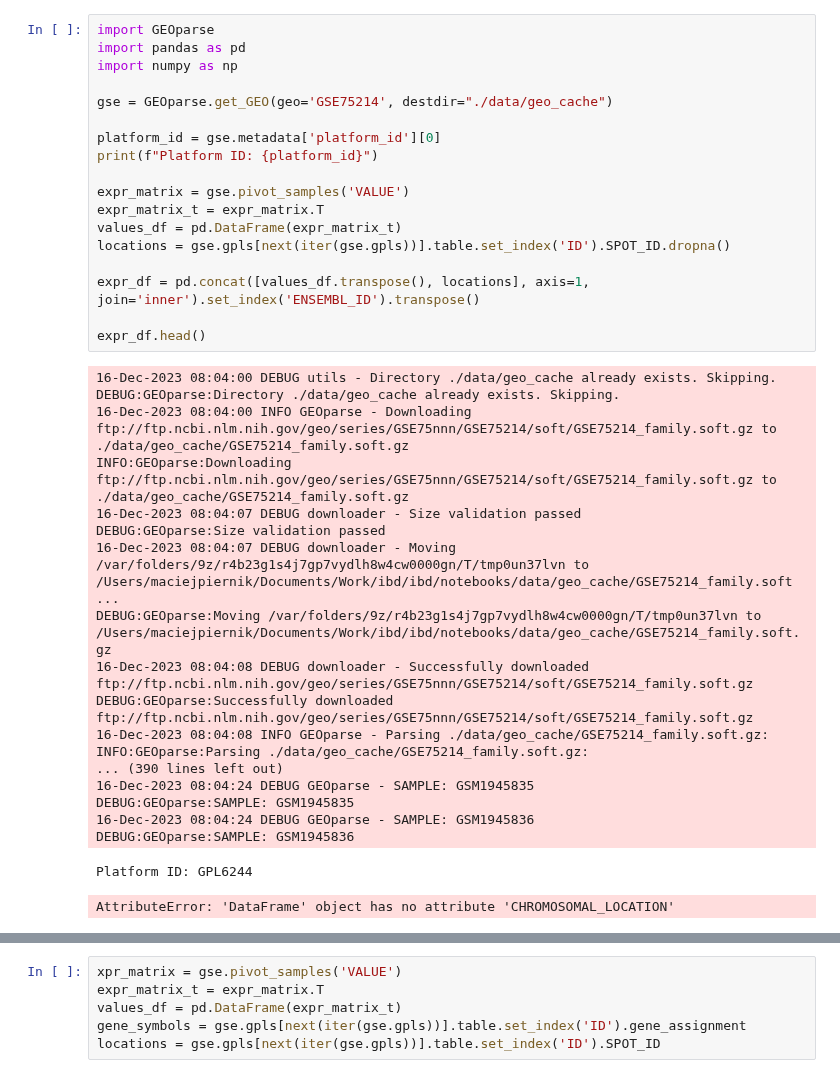
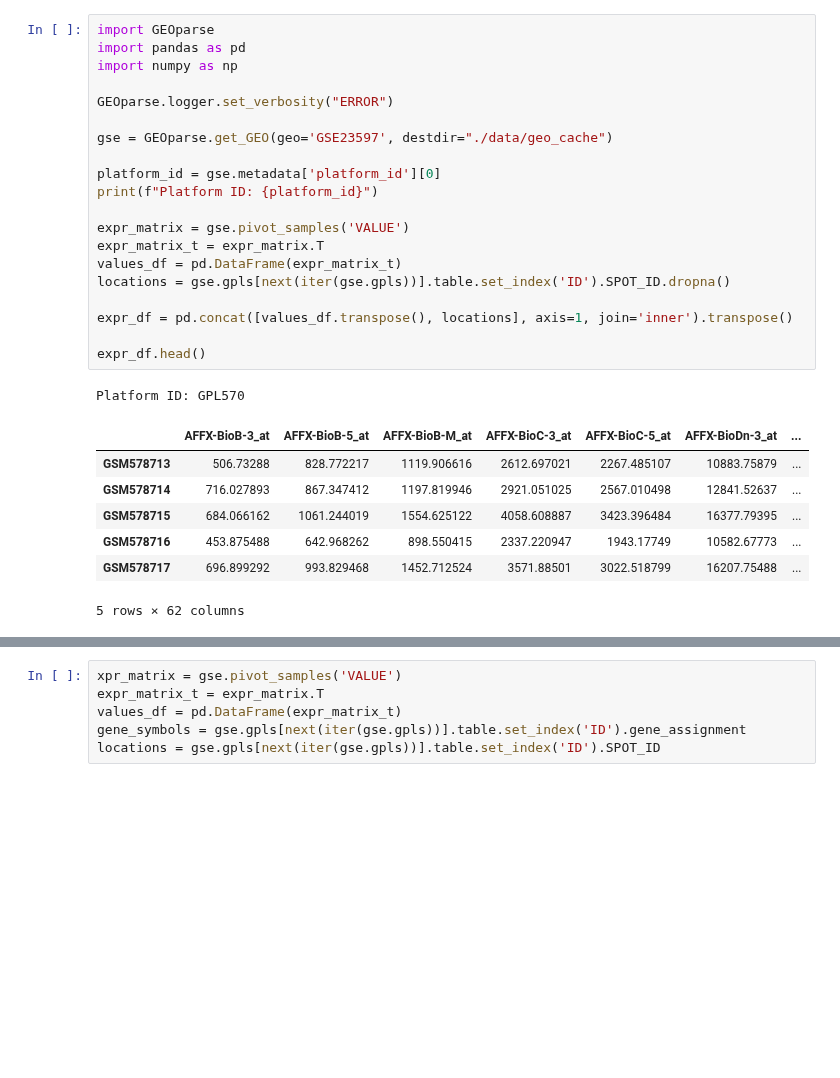
Before and after one commit to MaciejPiernik/ibd, a Jupyter notebook: ibd/notebooks/playground.ipynb, the cells around one changed output, grey strips where cells are left out. Drawn from its saved outputs; the diff is of its cells as text; blank space fills up the shorter version.

Commit message:
Initial work on platform GPL570

```diff
--- a/ibd/notebooks/playground.ipynb
+++ b/ibd/notebooks/playground.ipynb
@@ -1,38 +1,29 @@
 # %%
 import GEOparse
 import pandas as pd
 import numpy as np
 
-gse = GEOparse.get_GEO(geo='GSE75214', destdir="./data/geo_cache")
+GEOparse.logger.set_verbosity("ERROR")
+
+gse = GEOparse.get_GEO(geo='GSE23597', destdir="./data/geo_cache")
 
 platform_id = gse.metadata['platform_id'][0]
 print(f"Platform ID: {platform_id}")
 
 expr_matrix = gse.pivot_samples('VALUE')
 expr_matrix_t = expr_matrix.T
 values_df = pd.DataFrame(expr_matrix_t)
 locations = gse.gpls[next(iter(gse.gpls))].table.set_index('ID').SPOT_ID.dropna()
 
-expr_df = pd.concat([values_df.transpose(), locations], axis=1, join='inner').set_index('ENSEMBL_ID').transpose()
+expr_df = pd.concat([values_df.transpose(), locations], axis=1, join='inner').transpose()
 
 expr_df.head()
 # %% [output]
-16-Dec-2023 08:04:00 DEBUG utils - Directory ./data/geo_cache already exists. Skipping.
-DEBUG:GEOparse:Directory ./data/geo_cache already exists. Skipping.
-16-Dec-2023 08:04:00 INFO GEOparse - Downloading ftp://ftp.ncbi.nlm.nih.gov/geo/series/GSE75nnn/GSE75214/soft/GSE75214_family.soft.gz to ./data/geo_cache/GSE75214_family.soft.gz
-INFO:GEOparse:Downloading ftp://ftp.ncbi.nlm.nih.gov/geo/series/GSE75nnn/GSE75214/soft/GSE75214_family.soft.gz to ./data/geo_cache/GSE75214_family.soft.gz
-16-Dec-2023 08:04:07 DEBUG downloader - Size validation passed
-DEBUG:GEOparse:Size validation passed
-16-Dec-2023 08:04:07 DEBUG downloader - Moving /var/folders/9z/r4b23g1s4j7gp7vydlh8w4cw0000gn/T/tmp0un37lvn to /Users/maciejpiernik/Documents/Work/ibd/ibd/notebooks/data/geo_cache/GSE75214_family.soft ...
-DEBUG:GEOparse:Moving /var/folders/9z/r4b23g1s4j7gp7vydlh8w4cw0000gn/T/tmp0un37lvn to /Users/maciejpiernik/Documents/Work/ibd/ibd/notebooks/data/geo_cache/GSE75214_family.soft.gz
-16-Dec-2023 08:04:08 DEBUG downloader - Successfully downloaded ftp://ftp.ncbi.nlm.nih.gov/geo/series/GSE75nnn/GSE75214/soft/GSE75214_family.soft.gz
-DEBUG:GEOparse:Successfully downloaded ftp://ftp.ncbi.nlm.nih.gov/geo/series/GSE75nnn/GSE75214/soft/GSE75214_family.soft.gz
-16-Dec-2023 08:04:08 INFO GEOparse - Parsing ./data/geo_cache/GSE75214_family.soft.gz:
-INFO:GEOparse:Parsing ./data/geo_cache/GSE75214_family.soft.gz:
-... (390 lines left out)
-16-Dec-2023 08:04:24 DEBUG GEOparse - SAMPLE: GSM1945835
-DEBUG:GEOparse:SAMPLE: GSM1945835
-16-Dec-2023 08:04:24 DEBUG GEOparse - SAMPLE: GSM1945836
-DEBUG:GEOparse:SAMPLE: GSM1945836
+Platform ID: GPL570
+|  | AFFX-BioB-3_at | AFFX-BioB-5_at | AFFX-BioB-M_at | AFFX-BioC-3_at | AFFX-BioC-5_at | AFFX-BioDn-3_at | ... |
+| GSM578713 | 506.73288 | 828.772217 | 1119.906616 | 2612.697021 | 2267.485107 | 10883.75879 | ... |
+| GSM578714 | 716.027893 | 867.347412 | 1197.819946 | 2921.051025 | 2567.010498 | 12841.52637 | ... |
+| GSM578715 | 684.066162 | 1061.244019 | 1554.625122 | 4058.608887 | 3423.396484 | 16377.79395 | ... |
+| GSM578716 | 453.875488 | 642.968262 | 898.550415 | 2337.220947 | 1943.17749 | 10582.67773 | ... |
+| GSM578717 | 696.899292 | 993.829468 | 1452.712524 | 3571.88501 | 3022.518799 | 16207.75488 | ... |
-Platform ID: GPL6244
+5 rows × 62 columns
-AttributeError: 'DataFrame' object has no attribute 'CHROMOSOMAL_LOCATION'
```
Also changed, not shown: parts of 4 cells of this notebook, 3 other files.
